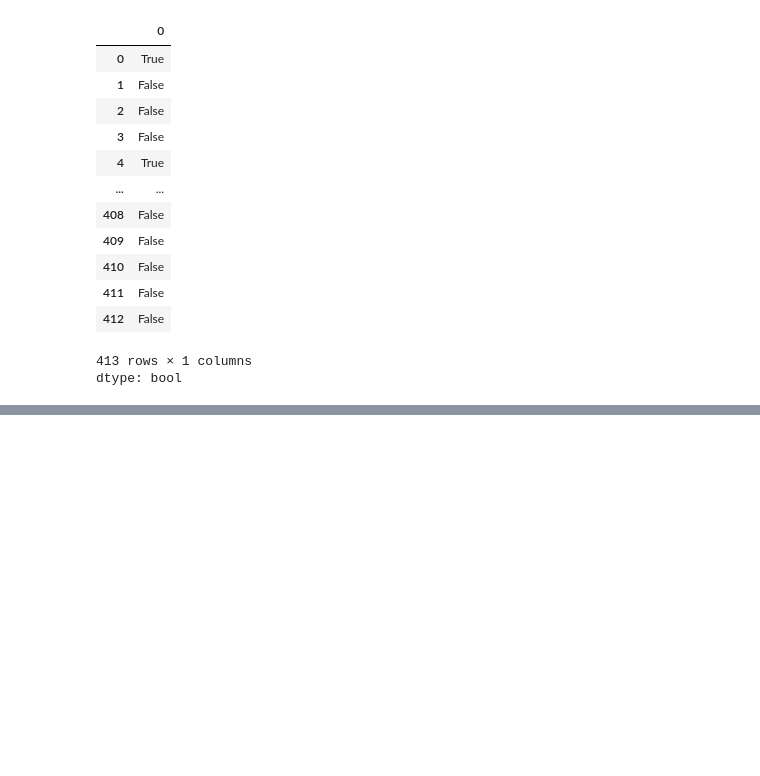
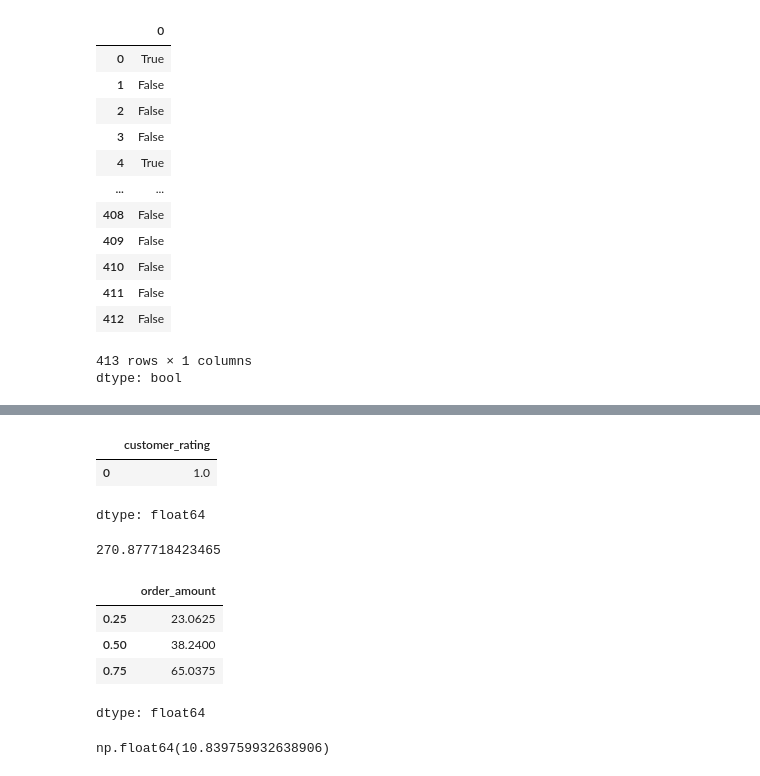
Before and after one commit to rund-omari/Data.Eng3, a Jupyter notebook: lectures/Lecture_06.ipynb, the cells around one changed output, grey strips where cells are left out. Cells and saved outputs as stored; diff of their text form; code cells hidden in the pictures; blank space fills up the shorter version.

```diff
--- a/lectures/Lecture_06.ipynb
+++ b/lectures/Lecture_06.ipynb
@@ -224,0 +322,22 @@ dtype: bool
+# %%
+data["customer_rating"].mode()
+# %% [output]
+|  | customer_rating |
+| 0 | 1.0 |
+dtype: float64
+# %%
+data["order_amount"].std()
+# %% [output]
+270.877718423465
+# %%
+data["order_amount"].quantile([0.25, 0.5, 0.75])
+# %% [output]
+|  | order_amount |
+| 0.25 | 23.0625 |
+| 0.50 | 38.2400 |
+| 0.75 | 65.0375 |
+dtype: float64
+# %%
+data["order_amount"].skew()
+# %% [output]
+np.float64(10.839759932638906)
```
Also changed, not shown: parts of 12 cells of this notebook.
